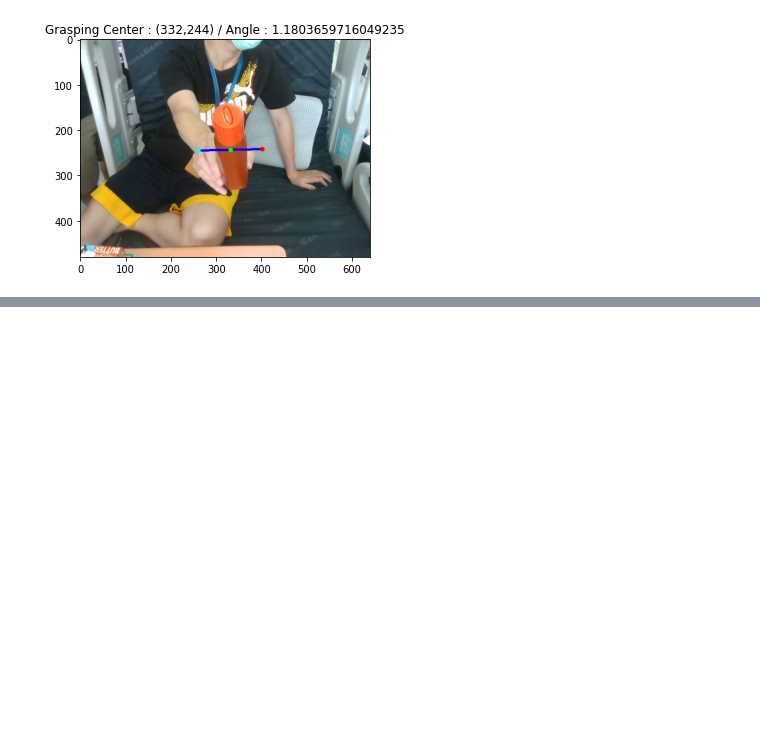
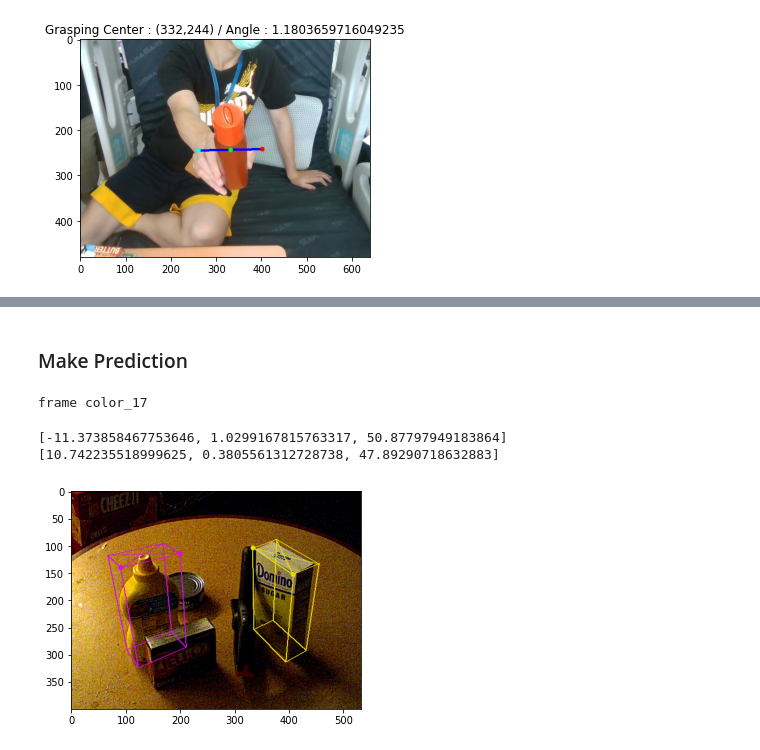
Before and after one commit to ARG-NCTU/handover_grasping, a Jupyter notebook: 01_model.ipynb, the cells around one changed output, grey strips where cells are left out. Saved outputs shown, nothing was run; the diff lists cells and outputs as text; code cells hidden in the pictures; blank space fills up the shorter version.

Commit message:
add DOPE

```diff
--- a/01_model.ipynb
+++ b/01_model.ipynb
@@ -301,0 +781,22 @@ plt.show()
+# %%
+# load the images if there are some
+path = '/home/arg/handover_grasping/Dope_testing'
+f = open(path+'/test.txt', "r")
+imgs = []
+imgsname = []
+for i, line in enumerate(f):
+    id = line.replace("\n", "")
+    imgs.append(path+'/color/color_'+id+'.png')
+    imgsname.append('color_'+id)
+
+if not opt.data is None:
+    videopath = opt.data
+    for j in sorted(glob.glob(videopath+"/*.png")):
+        imgs.append(j)
+        imgsname.append(j.replace(videopath,"").replace("/",""))
+else:
+    if not opt.realsense:
+        cap = cv2.VideoCapture(0)
+
+# An object to run dope node
+dope_node = DopeNode(config)
@@ -301,0 +821,25 @@ plt.show()
+# %% [markdown]
+### Make Prediction
+# %%
+frame = cv2.imread(imgs[17])
+print(f"frame {imgsname[17]}")
+img_name = imgsname[17]
+
+frame = frame[...,::-1].copy()
+
+# call the inference node
+dope_node.image_callback(
+frame,
+camera_info,
+img_name = img_name,
+output_folder = opt.outf)
+
+result = cv2.imread('/home/arg/handover_grasping/out_experiment/color_17.png')
+result = cv2.cvtColor(result, cv2.COLOR_BGR2RGB)
+plt.imshow(result)
+plt.show()
+# %% [output]
+frame color_17
+[-11.373858467753646, 1.0299167815763317, 50.87797949183864]
+[10.742235518999625, 0.3805561312728738, 47.89290718632883]
+[figure, added]
```
Also changed, not shown: parts of 10 cells of this notebook, 1 other file.
